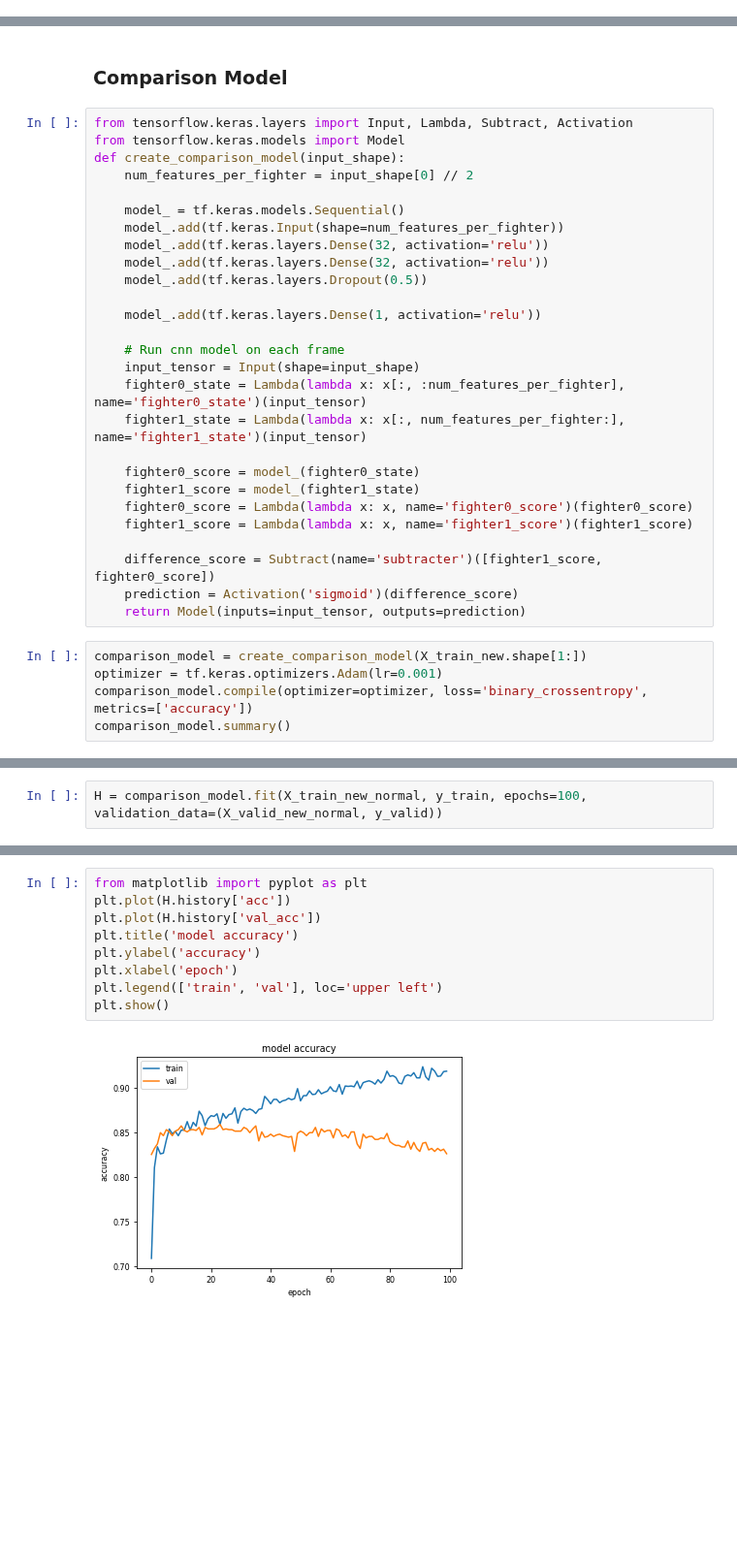
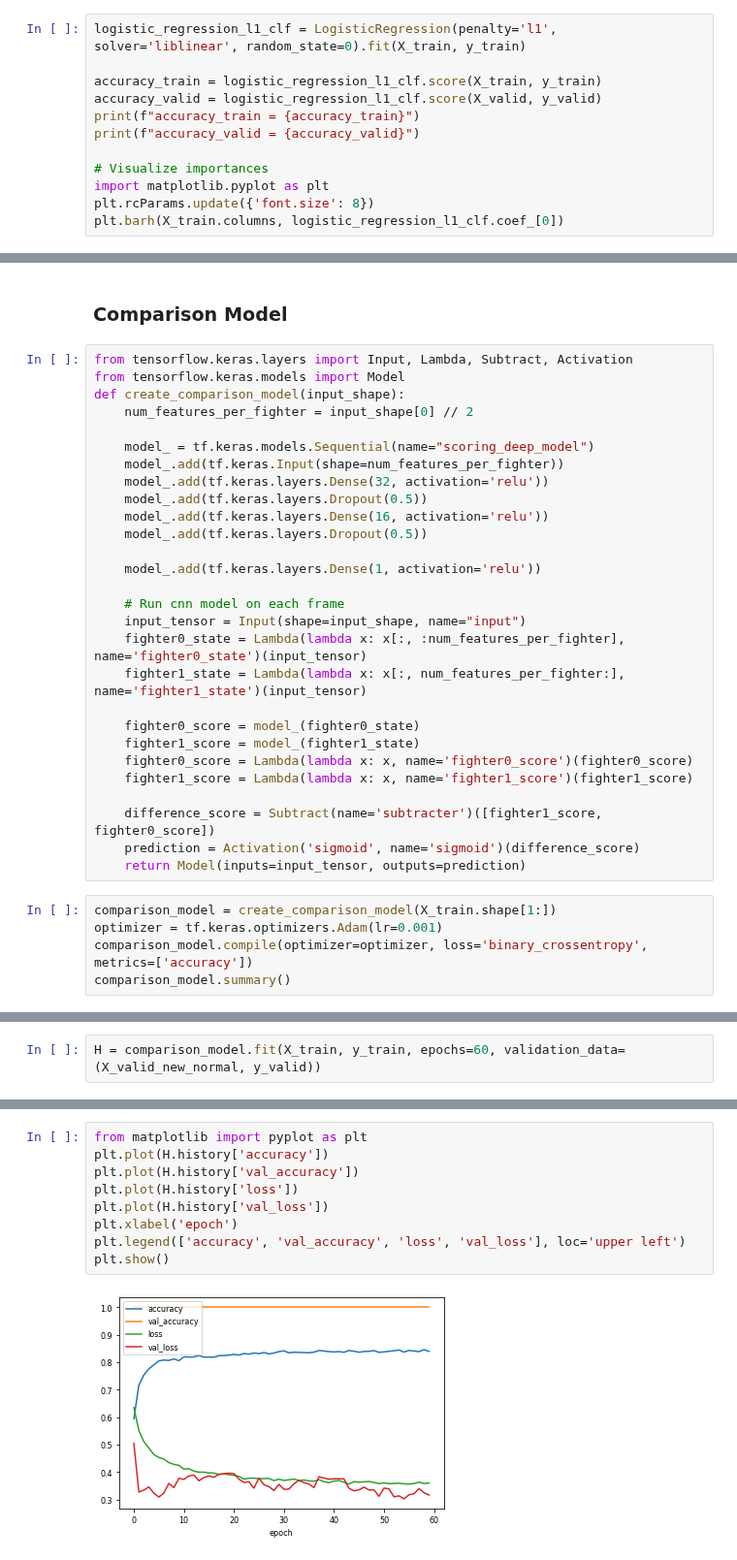
Before and after one commit to tylerlum/ufc_automated_scoring_system, a Jupyter notebook: UFC_automated_scoring.ipynb, the cells around one changed output, grey strips where cells are left out. Shown at 97% size. Saved outputs shown, nothing was run; the diff lists cells and outputs as text; blank space fills up the shorter version.

```diff
--- a/UFC_automated_scoring.ipynb
+++ b/UFC_automated_scoring.ipynb
@@ -363,0 +497,12 @@ Fighter 1 Win       0.84      0.84      0.84       594
+# %%
+logistic_regression_l1_clf = LogisticRegression(penalty='l1', solver='liblinear', random_state=0).fit(X_train, y_train)
+
+accuracy_train = logistic_regression_l1_clf.score(X_train, y_train)
+accuracy_valid = logistic_regression_l1_clf.score(X_valid, y_valid)
+print(f"accuracy_train = {accuracy_train}")
+print(f"accuracy_valid = {accuracy_valid}")
+
+# Visualize importances
+import matplotlib.pyplot as plt
+plt.rcParams.update({'font.size': 8})
+plt.barh(X_train.columns, logistic_regression_l1_clf.coef_[0])
@@ -369,16 +610,17 @@ from tensorflow.keras.models import Model
 def create_comparison_model(input_shape):
     num_features_per_fighter = input_shape[0] // 2
 
-    model_ = tf.keras.models.Sequential()
+    model_ = tf.keras.models.Sequential(name="scoring_deep_model")
     model_.add(tf.keras.Input(shape=num_features_per_fighter))
     model_.add(tf.keras.layers.Dense(32, activation='relu'))
-    model_.add(tf.keras.layers.Dense(32, activation='relu'))
+    model_.add(tf.keras.layers.Dropout(0.5))
+    model_.add(tf.keras.layers.Dense(16, activation='relu'))
     model_.add(tf.keras.layers.Dropout(0.5))
 
     model_.add(tf.keras.layers.Dense(1, activation='relu'))
 
     # Run cnn model on each frame
-    input_tensor = Input(shape=input_shape)
+    input_tensor = Input(shape=input_shape, name="input")
     fighter0_state = Lambda(lambda x: x[:, :num_features_per_fighter], name='fighter0_state')(input_tensor)
     fighter1_state = Lambda(lambda x: x[:, num_features_per_fighter:], name='fighter1_state')(input_tensor)
 
@@ -388,10 +630,10 @@ def create_comparison_model(input_shape):
     fighter1_score = Lambda(lambda x: x, name='fighter1_score')(fighter1_score)
 
     difference_score = Subtract(name='subtracter')([fighter1_score, fighter0_score])
-    prediction = Activation('sigmoid')(difference_score)
+    prediction = Activation('sigmoid', name='sigmoid')(difference_score)
     return Model(inputs=input_tensor, outputs=prediction)
 # %%
-comparison_model = create_comparison_model(X_train_new.shape[1:])
+comparison_model = create_comparison_model(X_train.shape[1:])
 optimizer = tf.keras.optimizers.Adam(lr=0.001)
 comparison_model.compile(optimizer=optimizer, loss='binary_crossentropy', metrics=['accuracy'])
 comparison_model.summary()
@@ -473,3 +662,3 @@ X_train_new_normal
 # %%
-H = comparison_model.fit(X_train_new_normal, y_train, epochs=100, validation_data=(X_valid_new_normal, y_valid))
+H = comparison_model.fit(X_train, y_train, epochs=60, validation_data=(X_valid_new_normal, y_valid))
 # %% [output]
@@ -493,14 +682,14 @@ Epoch 100/100
 # %%
 from matplotlib import pyplot as plt
-plt.plot(H.history['acc'])
-plt.plot(H.history['val_acc'])
-plt.title('model accuracy')
-plt.ylabel('accuracy')
+plt.plot(H.history['accuracy'])
+plt.plot(H.history['val_accuracy'])
+plt.plot(H.history['loss'])
+plt.plot(H.history['val_loss'])
 plt.xlabel('epoch')
-plt.legend(['train', 'val'], loc='upper left')
+plt.legend(['accuracy', 'val_accuracy', 'loss', 'val_loss'], loc='upper left')
 plt.show()
 # %% [output]
-[figure, old version]
+[figure, new version]
 # %%
 plot_confusion_matrix(comparison_model, X_valid_new_normal, y_valid)
 print_classification_report(comparison_model, X_valid_new_normal, y_valid)
```
Also changed, not shown: parts of 94 cells of this notebook.
